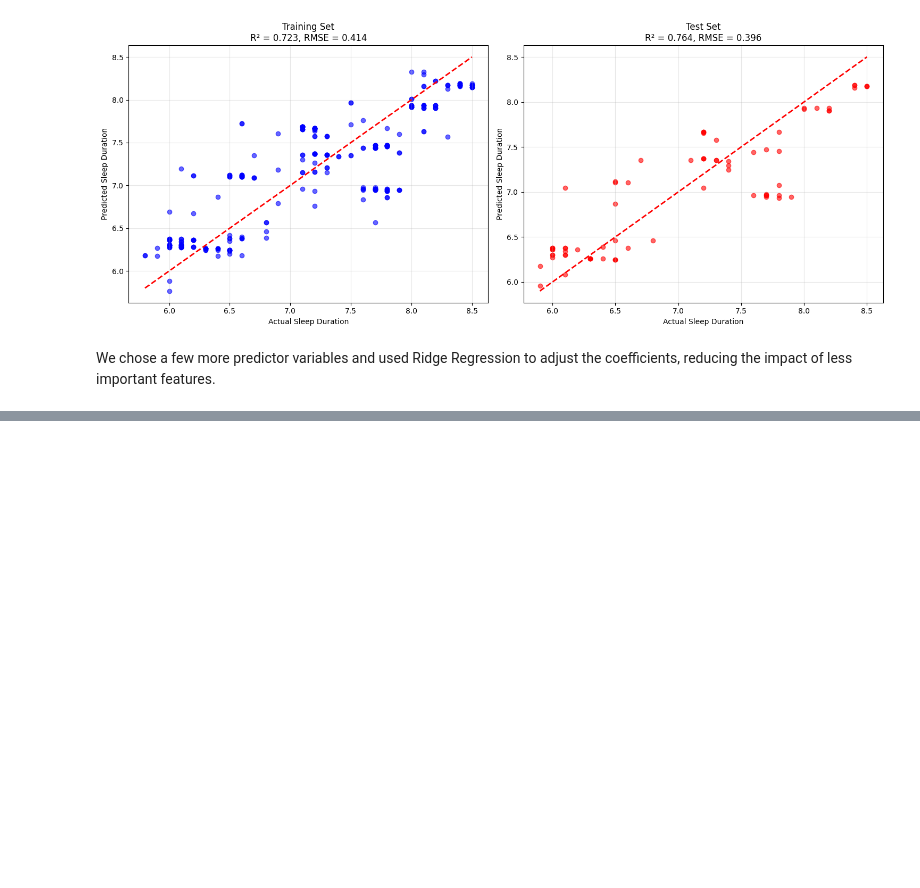
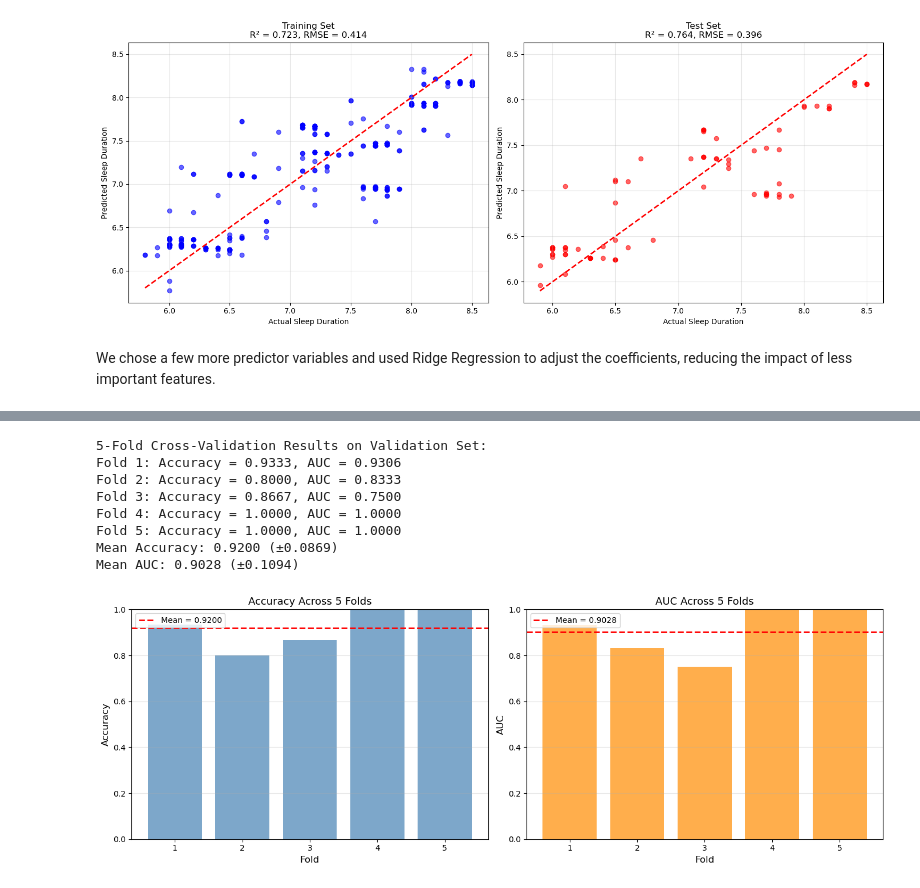
Before and after one commit to itswwong/csm148-project, a Jupyter notebook: CS148_Project.ipynb, the cells around one changed output, grey strips where cells are left out. Cells and saved outputs as stored; diff of their text form; code cells hidden in the pictures; blank space fills up the shorter version.

```diff
--- a/CS148_Project.ipynb
+++ b/CS148_Project.ipynb
@@ -513,0 +670,78 @@ We chose a few more predictor variables and used Ridge Regression to adjust the
+# %%
+# 5-Fold Cross-Validation on Validation Set
+skf = StratifiedKFold(n_splits=5, shuffle=True, random_state=42)
+
+fold_results = []
+
+print("5-Fold Cross-Validation Results on Validation Set:")
+
+for fold, (train_idx, test_idx) in enumerate(skf.split(X_val_scaled, y_val), 1):
+    # Split validation set into folds
+    X_fold_train, X_fold_test = X_val_scaled[train_idx], X_val_scaled[test_idx]
+    y_fold_train, y_fold_test = y_val.iloc[train_idx], y_val.iloc[test_idx]
+
+    # Train model on this fold
+    fold_model = LogisticRegression(random_state=42, max_iter=1000)
+    fold_model.fit(X_fold_train, y_fold_train)
+
+    # Get predictions and probabilities
+    y_fold_pred = fold_model.predict(X_fold_test)
+    y_fold_pred_proba = fold_model.predict_proba(X_fold_test)[:, 1]
+
+    # Calculate metrics
+    fold_accuracy = accuracy_score(y_fold_test, y_fold_pred)
+    fold_auc = roc_auc_score(y_fold_test, y_fold_pred_proba)
+
+    fold_results.append({
+        'Fold': fold,
+        'Accuracy': fold_accuracy,
+        'AUC': fold_auc
+    })
+
+    print(f"Fold {fold}: Accuracy = {fold_accuracy:.4f}, AUC = {fold_auc:.4f}")
+
+# Calculate average metrics across folds
+fold_results_df = pd.DataFrame(fold_results)
+mean_accuracy = fold_results_df['Accuracy'].mean()
+std_accuracy = fold_results_df['Accuracy'].std()
+mean_auc = fold_results_df['AUC'].mean()
+std_auc = fold_results_df['AUC'].std()
+
+print(f"Mean Accuracy: {mean_accuracy:.4f} (±{std_accuracy:.4f})")
+print(f"Mean AUC: {mean_auc:.4f} (±{std_auc:.4f})")
+
+# Visualize fold results
+fig, axes = plt.subplots(1, 2, figsize=(14, 5))
+
+# Accuracy across folds
+axes[0].bar(fold_results_df['Fold'], fold_results_df['Accuracy'], color='steelblue', alpha=0.7)
+axes[0].axhline(y=mean_accuracy, color='red', linestyle='--', linewidth=2, label=f'Mean = {mean_accuracy:.4f}')
+axes[0].set_xlabel('Fold', fontsize=12)
+axes[0].set_ylabel('Accuracy', fontsize=12)
+axes[0].set_title('Accuracy Across 5 Folds', fontsize=13)
+axes[0].set_ylim([0, 1])
+axes[0].legend()
+axes[0].grid(True, alpha=0.3, axis='y')
+
+# AUC across folds
+axes[1].bar(fold_results_df['Fold'], fold_results_df['AUC'], color='darkorange', alpha=0.7)
+axes[1].axhline(y=mean_auc, color='red', linestyle='--', linewidth=2, label=f'Mean = {mean_auc:.4f}')
+axes[1].set_xlabel('Fold', fontsize=12)
+axes[1].set_ylabel('AUC', fontsize=12)
+axes[1].set_title('AUC Across 5 Folds', fontsize=13)
+axes[1].set_ylim([0, 1])
+axes[1].legend()
+axes[1].grid(True, alpha=0.3, axis='y')
+
+plt.tight_layout()
+plt.show()
+# %% [output]
+5-Fold Cross-Validation Results on Validation Set:
+Fold 1: Accuracy = 0.9333, AUC = 0.9306
+Fold 2: Accuracy = 0.8000, AUC = 0.8333
+Fold 3: Accuracy = 0.8667, AUC = 0.7500
+Fold 4: Accuracy = 1.0000, AUC = 1.0000
+Fold 5: Accuracy = 1.0000, AUC = 1.0000
+Mean Accuracy: 0.9200 (±0.0869)
+Mean AUC: 0.9028 (±0.1094)
+[figure, added]
```
Also changed, not shown: parts of 20 cells of this notebook.
